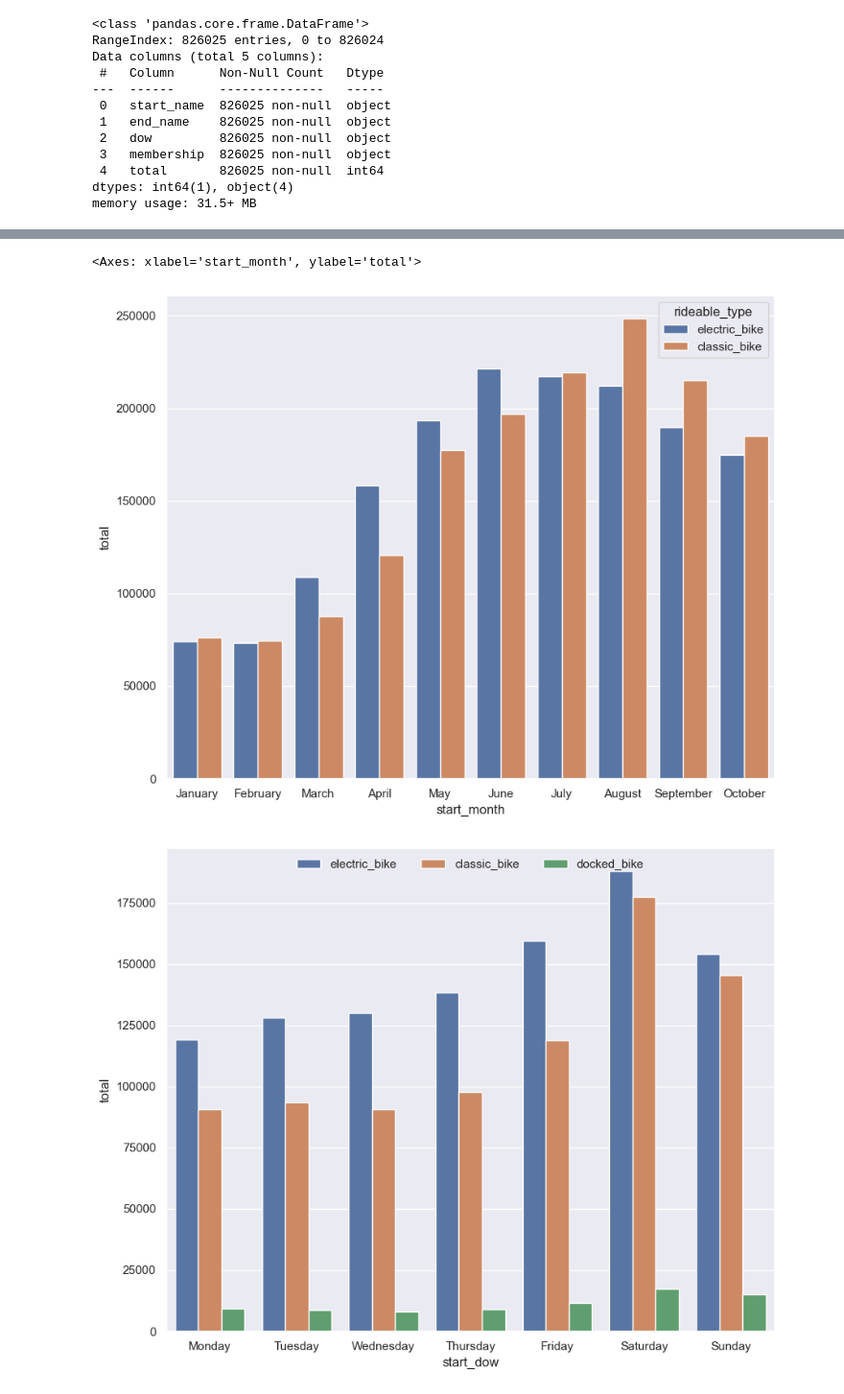
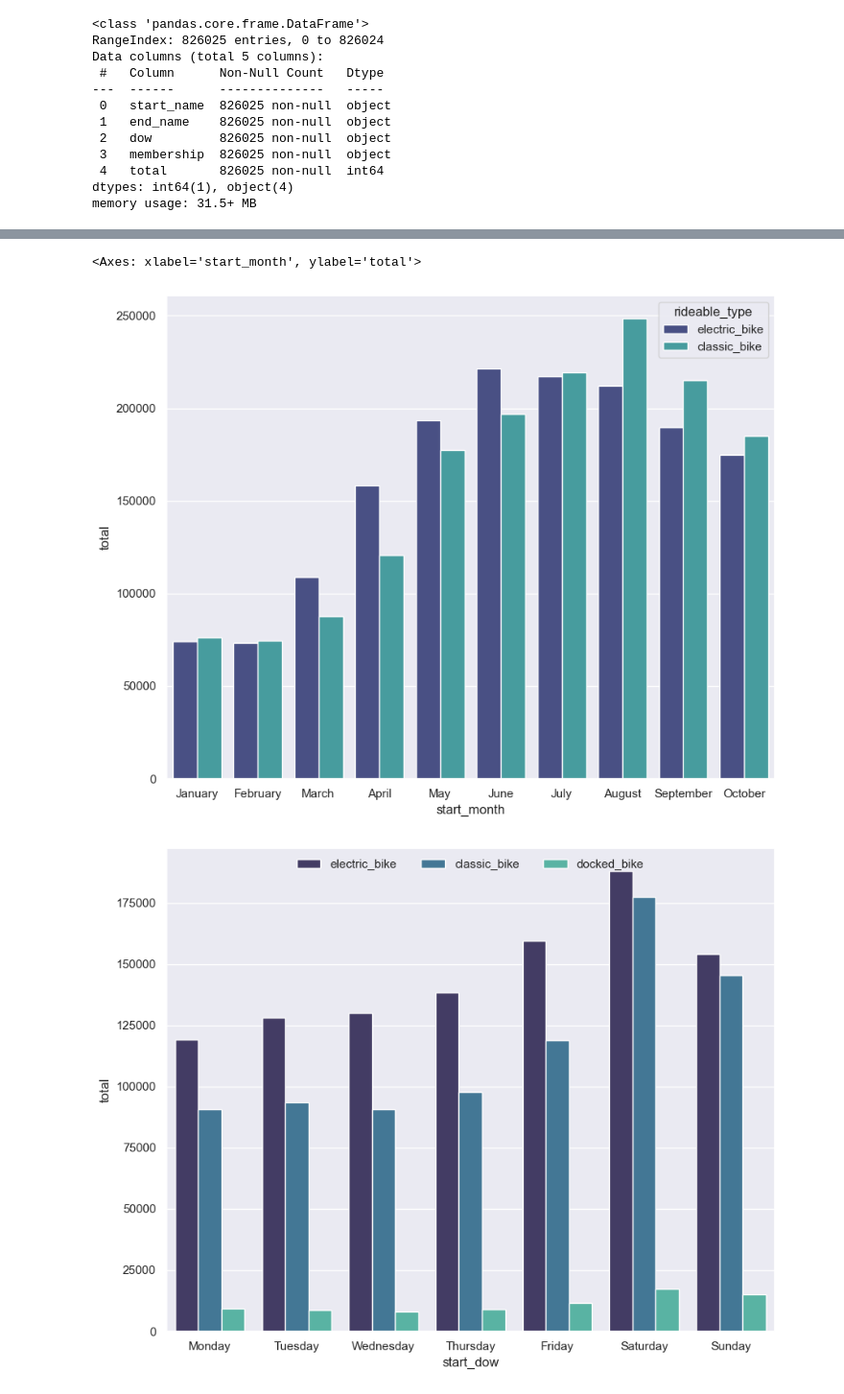
Before and after one commit to BrnPlhz/Divvy, a Jupyter notebook: ex_complete_file.ipynb, the cells around one changed output, grey strips where cells are left out. Shown at 96% size. Drawn from its saved outputs; the diff is of its cells as text; code cells hidden in the pictures.

```diff
--- a/ex_complete_file.ipynb
+++ b/ex_complete_file.ipynb
@@ -251,22 +258,24 @@ sns.barplot(bike_preference_month.query("member_casual == 'member'"),
             x = "start_month",
             y = "total",
             hue = "rideable_type",
-            order= ["January", "February", "March", "April", "May", "June", "July", "August", "September", "October"])
+            order= ["January", "February", "March", "April", "May", "June", "July", "August", "September", "October"],
+            palette = "mako")
 # %% [output]
 <Axes: xlabel='start_month', ylabel='total'>
-[figure, old version]
+[figure, new version]
 # %%
-# Most used bikes by casuals.
+# Most used bikes by casuals by dow.
 casual_bike_type_plot = sns.barplot(bike_preference_dow.query("member_casual == 'casual'"),
             x = "start_dow",
             y = "total",
             hue = "rideable_type",
-            order= ["Monday", "Tuesday", "Wednesday", "Thursday", "Friday", "Saturday", "Sunday"])
+            order= ["Monday", "Tuesday", "Wednesday", "Thursday", "Friday", "Saturday", "Sunday"],
+            palette = "mako")
 sns.move_legend(casual_bike_type_plot,
                 "upper center",
                 bbox_to_anchor=(.5, 1), ncol=3, title=None, frameon=False)
 # %% [output]
-[figure, old version]
+[figure, new version]
 # %%
 # Most used bikes by Casuals by month.
 sns.barplot(bike_preference_month.query("member_casual == 'casual'"),
```
Also changed, not shown: parts of 12 cells of this notebook.
